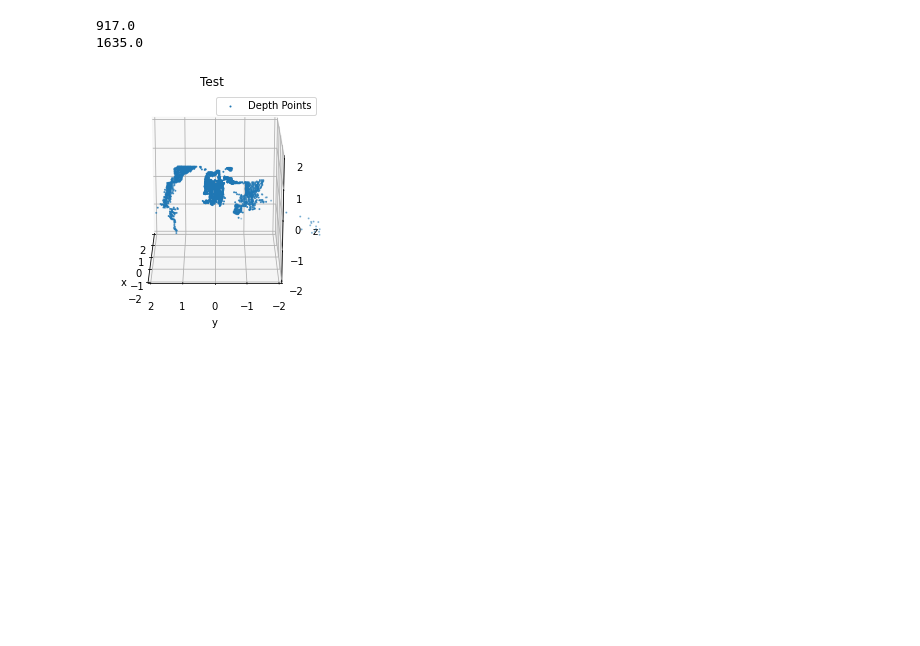
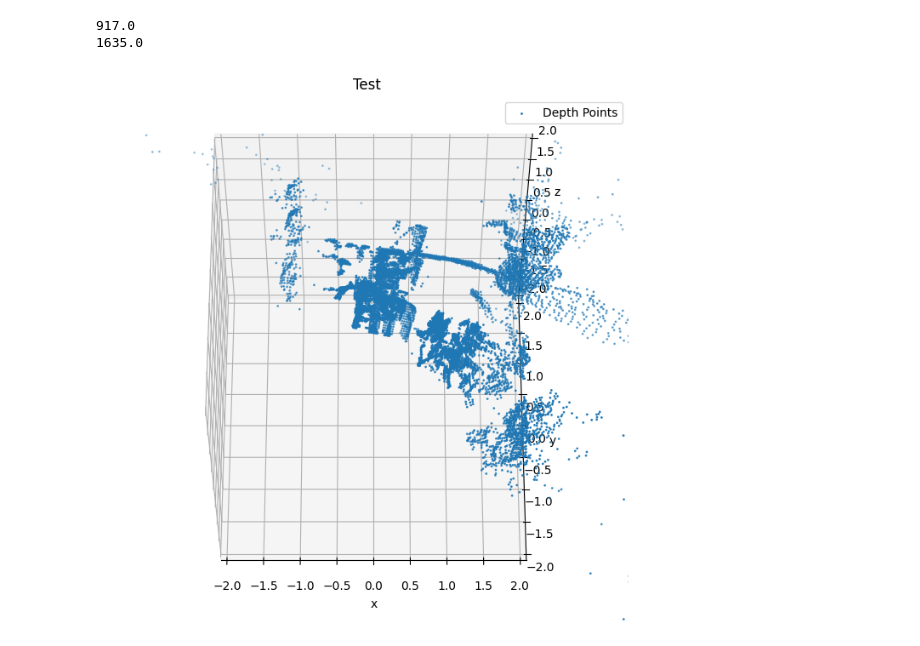
Before and after one commit to abdealip/mapping-3d-robot-arm, a Jupyter notebook: src/plot_frame.ipynb, the cells around one changed output. Saved outputs shown, nothing was run; the diff lists cells and outputs as text; code cells hidden in the pictures; blank space fills up the shorter version.

```diff
--- a/src/plot_frame.ipynb
+++ b/src/plot_frame.ipynb
@@ -106,9 +106,9 @@ for filenumber in range(1, 2):
 # %%
-plotter = FreespacePlotter(ViewEnum.CUSTOM, "Test", [-2, 2], [-2, 2], [-2, 2], interactive=False, elev=20, azim=-180)
+plotter = FreespacePlotter(ViewEnum.CUSTOM, "Test", [-2, 2], [-2, 2], [-2, 2], interactive=False, elev=60, azim=-90, figsize=[10, 8])
 
 plotter.add_points(cm.points, "Depth Points")
 plotter.update()
 
 plt.show()
 # %% [output]
-[figure, old version]
+[figure, new version]
```
Also changed, not shown: parts of 2 cells of this notebook, 11 other files.
